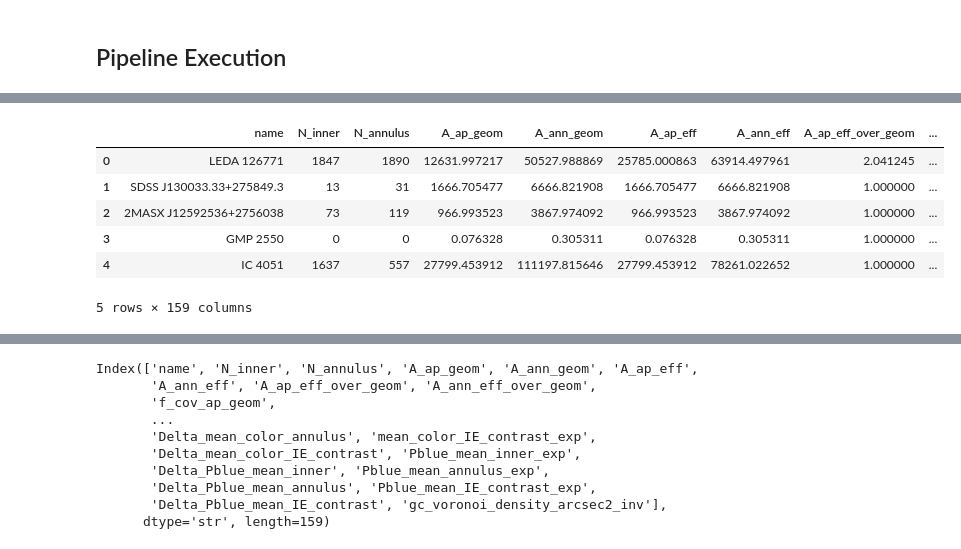
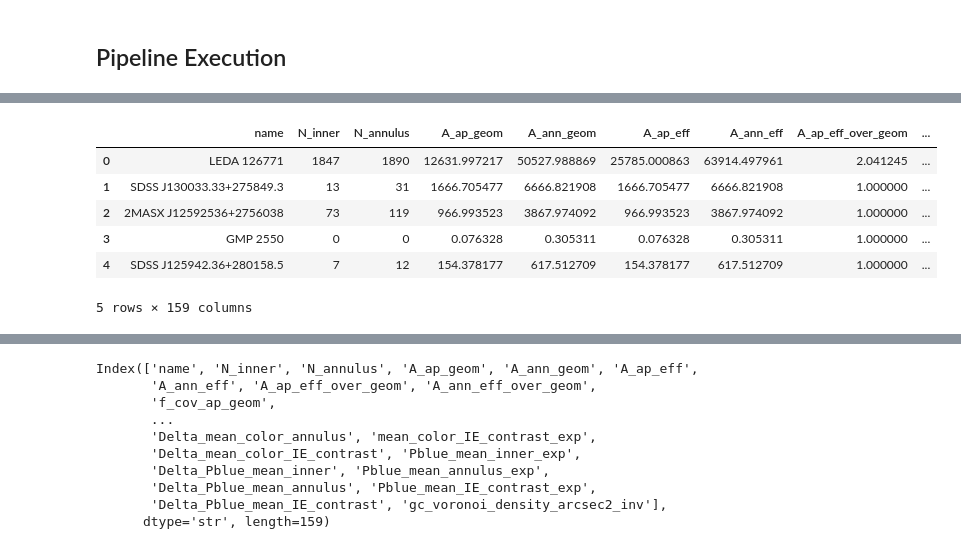
Before and after one commit to Pommers/Coma-GCS-colors, a Jupyter notebook: Paper3_color_metrics_referee_revised.ipynb, the cells around one changed output, grey strips where cells are left out. Cells and saved outputs as stored; diff of their text form; code cells hidden in the pictures.

```diff
--- a/Paper3_color_metrics_referee_revised.ipynb
+++ b/Paper3_color_metrics_referee_revised.ipynb
@@ -1353,7 +1353,7 @@ SDSS J130033.33+275849.3
 
 metrics_df = run_pipeline_no_ownership(
     data=data,
-    gals_df=gals_test,
+    gals_df=gals_df,
     cols=cols,
     cfg=cfg,
     footprint_df=footprint_df,
@@ -1385,9 +1385,9 @@ metrics_df.head()
 |  | name | N_inner | N_annulus | A_ap_geom | A_ann_geom | A_ap_eff | A_ann_eff | A_ap_eff_over_geom | ... |
 | 0 | LEDA 126771 | 1847 | 1890 | 12631.997217 | 50527.988869 | 25785.000863 | 63914.497961 | 2.041245 | ... |
 | 1 | SDSS J130033.33+275849.3 | 13 | 31 | 1666.705477 | 6666.821908 | 1666.705477 | 6666.821908 | 1.000000 | ... |
 | 2 | 2MASX J12592536+2756038 | 73 | 119 | 966.993523 | 3867.974092 | 966.993523 | 3867.974092 | 1.000000 | ... |
 | 3 | GMP 2550 | 0 | 0 | 0.076328 | 0.305311 | 0.076328 | 0.305311 | 1.000000 | ... |
-| 4 | IC 4051 | 1637 | 557 | 27799.453912 | 111197.815646 | 27799.453912 | 78261.022652 | 1.000000 | ... |
+| 4 | SDSS J125942.36+280158.5 | 7 | 12 | 154.378177 | 617.512709 | 154.378177 | 617.512709 | 1.000000 | ... |
 5 rows × 159 columns
 # %%
 # df_recovered = metrics_df.__self__
```
Also changed, not shown: parts of 29 cells of this notebook.
